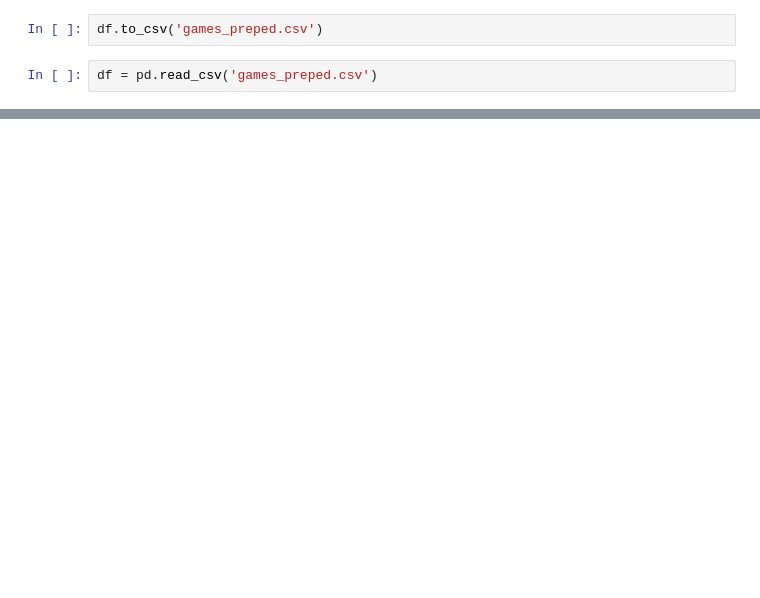
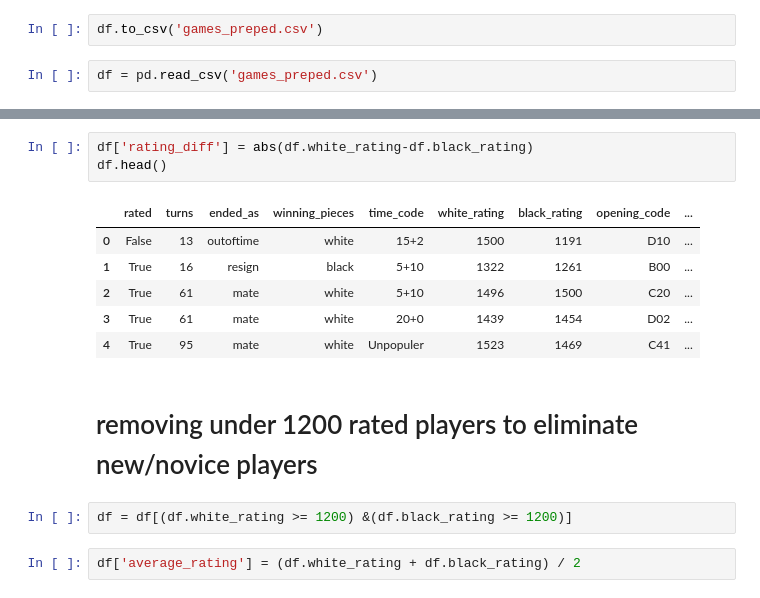
Before and after one commit to Johndsalas/chess_upsets, a Jupyter notebook: main.ipynb, the cells around one changed output, grey strips where cells are left out. Cells and saved outputs as stored; diff of their text form; blank space fills up the shorter version.

```diff
--- a/main.ipynb
+++ b/main.ipynb
@@ -303,0 +376,16 @@ df
+# %%
+df['rating_diff'] = abs(df.white_rating-df.black_rating)
+df.head()
+# %% [output]
+|  | rated | turns | ended_as | winning_pieces | time_code | white_rating | black_rating | opening_code | ... |
+| 0 | False | 13 | outoftime | white | 15+2 | 1500 | 1191 | D10 | ... |
+| 1 | True | 16 | resign | black | 5+10 | 1322 | 1261 | B00 | ... |
+| 2 | True | 61 | mate | white | 5+10 | 1496 | 1500 | C20 | ... |
+| 3 | True | 61 | mate | white | 20+0 | 1439 | 1454 | D02 | ... |
+| 4 | True | 95 | mate | white | Unpopuler | 1523 | 1469 | C41 | ... |
+# %% [markdown]
+# removing under 1200 rated players to eliminate new/novice players
+# %%
+df = df[(df.white_rating >= 1200) &(df.black_rating >= 1200)]
+# %%
+df['average_rating'] = (df.white_rating + df.black_rating) / 2
```
Also changed, not shown: parts of 20 cells of this notebook, 2 other files.
